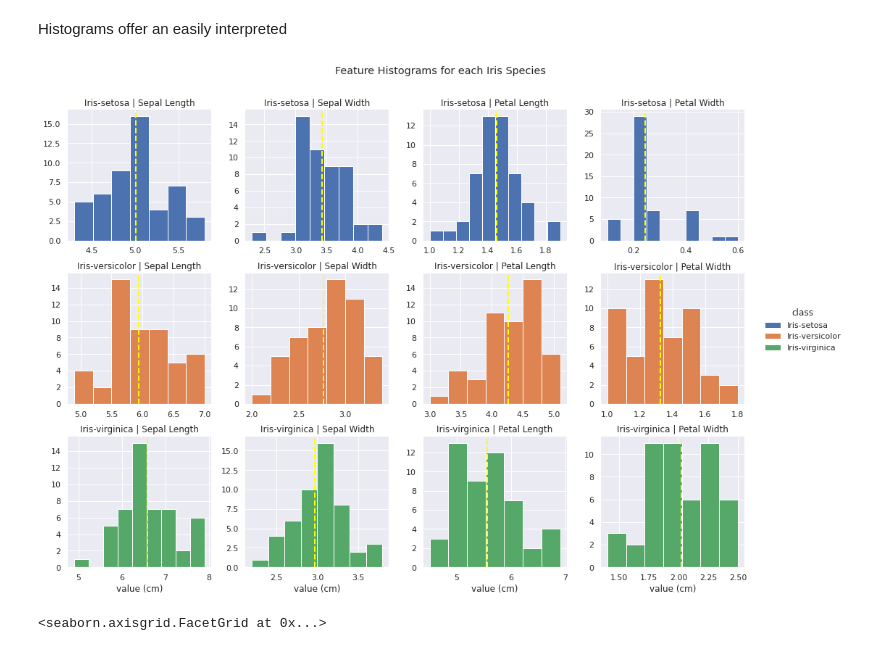
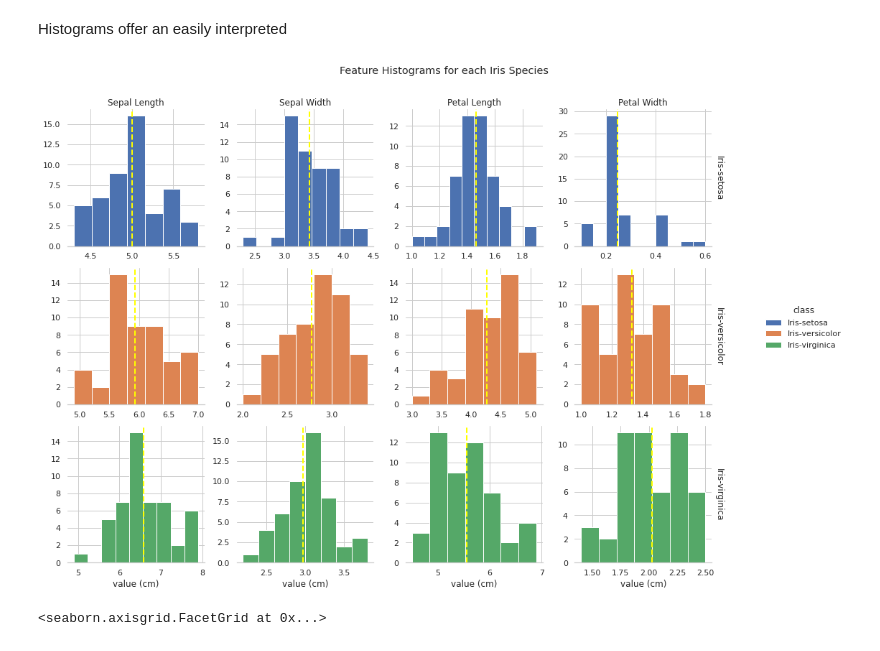
Before and after one commit to fod/pands-project2021, a Jupyter notebook: iris_analysis.ipynb, the cells around one changed output. Saved outputs shown, nothing was run; the diff lists cells and outputs as text; code cells hidden in the pictures.

```diff
--- a/iris_analysis.ipynb
+++ b/iris_analysis.ipynb
@@ -58,39 +58,39 @@ iris_long.head()
 # %% [markdown]
 Histograms offer an easily interpreted
 # %%
-sns.set()
+sns.set_theme(style="whitegrid")
 g = sns.displot(data=iris_long,
             x="value",
             row="class",
             hue="class",
             col="variable",
             kind="hist",
             kde=False,
             common_bins=False,
             #    bins=40,
             height=3.5,
             aspect=1,
             alpha=1,
             linewidth=1,
             facet_kws=dict(
                 sharex=False,
                 sharey=False,
                 margin_titles=True
             )
            )
 
 def vml(x, **kwargs):
     plt.axvline(np.mean(x), linestyle = '--', color = 'yellow', linewidth=2, label="mean=" + str(np.mean(x)))
 
 g.map(vml, "value")
 g.set_axis_labels("value (cm)")
 g.set_titles(col_template="{col_name}", row_template="{row_name}")
 g.despine(left=True)
 g.fig.subplots_adjust(top=0.9)
 g.fig.suptitle("Feature Histograms for each Iris Species")
 g.savefig("delme_hist.png")
 # %% [output]
-[figure, old version]
+[figure, new version]
 # %%
 sns.set_theme(style="white")
 h = sns.displot(data=iris_long,
```
Also changed, not shown: 1 other file.
